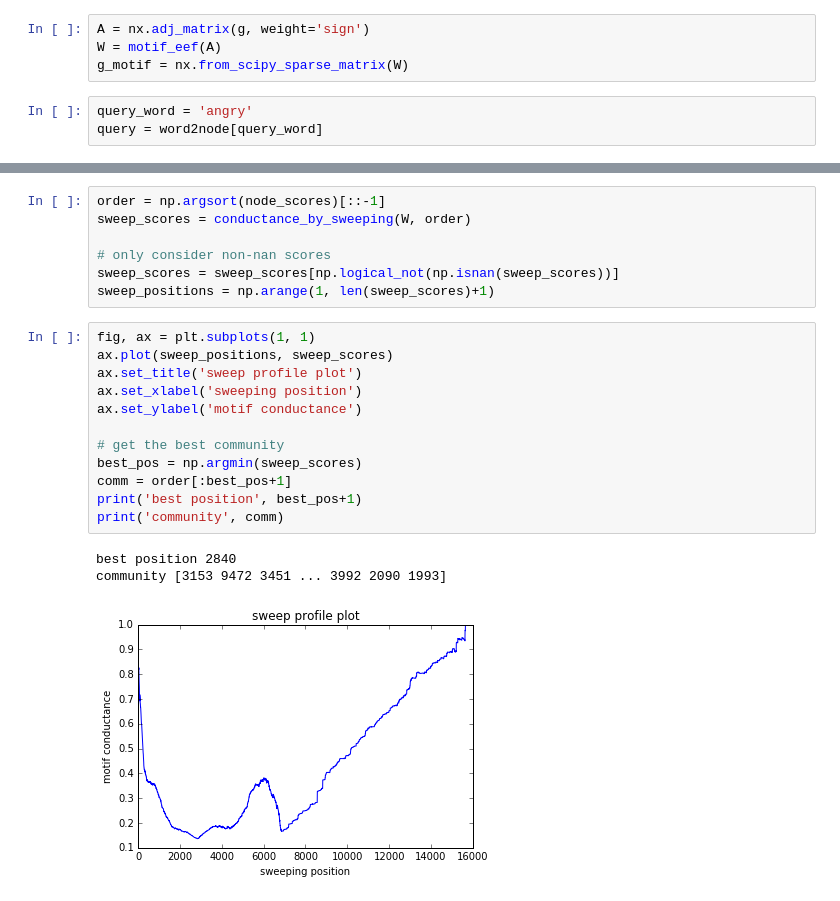
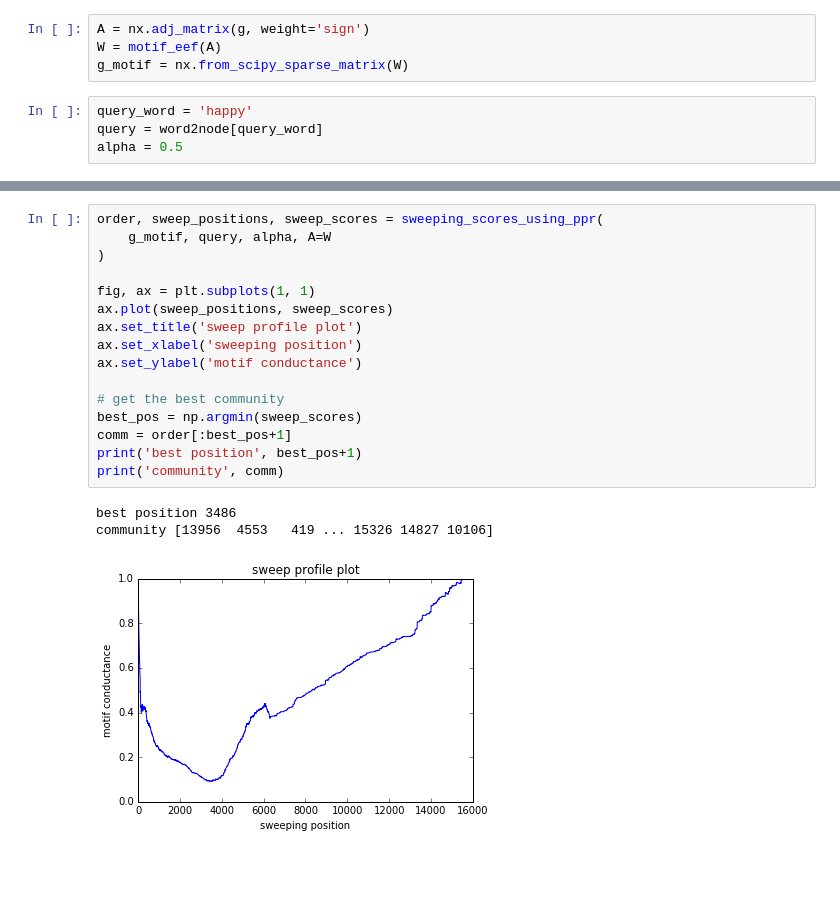
Before and after one commit to xiaohan2012/signed-local-community, a Jupyter notebook: word-clustering.ipynb, the cells around one changed output, grey strips where cells are left out. Cells and saved outputs as stored; diff of their text form; blank space fills up the shorter version.

```diff
--- a/word-clustering.ipynb
+++ b/word-clustering.ipynb
@@ -35,5 +37,6 @@ A = nx.adj_matrix(g, weight='sign')
 W = motif_eef(A)
 g_motif = nx.from_scipy_sparse_matrix(W)
 # %%
-query_word = 'angry'
+query_word = 'happy'
 query = word2node[query_word]
+alpha = 0.5
@@ -54,26 +43,23 @@ print(np.count_nonzero(node_scores))
-# %%
-order = np.argsort(node_scores)[::-1]
-sweep_scores = conductance_by_sweeping(W, order)
-
-# only consider non-nan scores
-sweep_scores = sweep_scores[np.logical_not(np.isnan(sweep_scores))]
-sweep_positions = np.arange(1, len(sweep_scores)+1)
 # %%
+order, sweep_positions, sweep_scores = sweeping_scores_using_ppr(
+    g_motif, query, alpha, A=W
+)
+
 fig, ax = plt.subplots(1, 1)
 ax.plot(sweep_positions, sweep_scores)
 ax.set_title('sweep profile plot')
 ax.set_xlabel('sweeping position')
 ax.set_ylabel('motif conductance')
 
 # get the best community
 best_pos = np.argmin(sweep_scores)
 comm = order[:best_pos+1]
 print('best position', best_pos+1)
 print('community', comm)
 # %% [output]
-best position 2840
-community [3153 9472 3451 ... 3992 2090 1993]
+best position 3486
+community [13956  4553   419 ... 15326 14827 10106]
-[figure, old version]
+[figure, new version]
 # %%
 subg = g.subgraph(comm)
 mapping = {n: i for i, n in enumerate(comm)}
```
Also changed, not shown: parts of 9 cells of this notebook, 1 other file.
